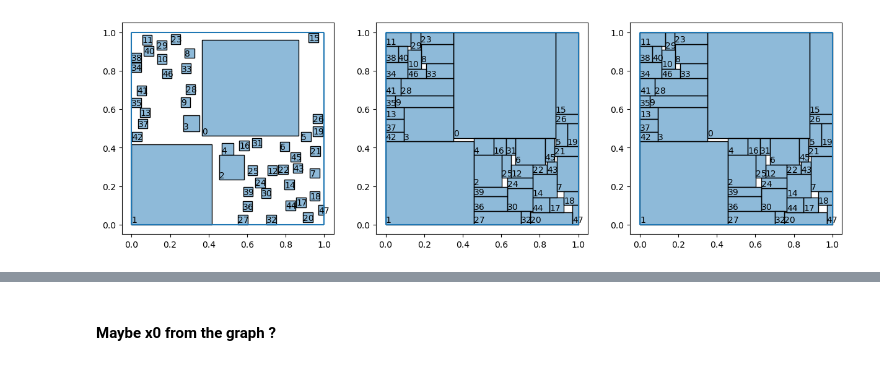
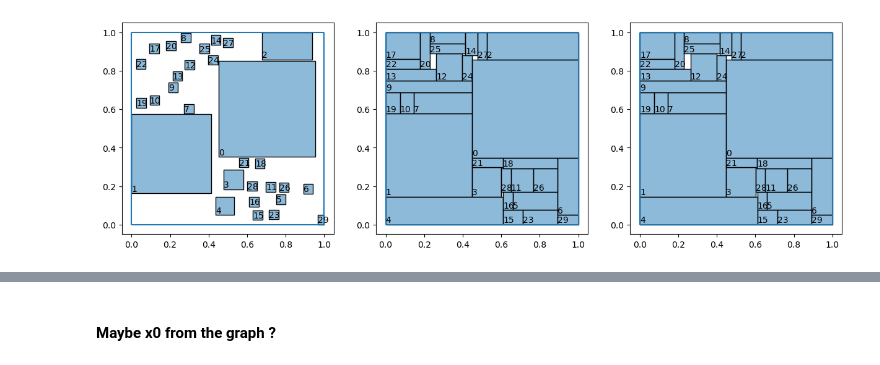
Before and after one commit to Polatucha16/SquareDivision, a Jupyter notebook: square_division_example.ipynb, the cells around one changed output, grey strips where cells are left out. Saved outputs shown, nothing was run; the diff lists cells and outputs as text; code cells hidden in the pictures.

```diff
--- a/square_division_example.ipynb
+++ b/square_division_example.ipynb
@@ -1,11 +1,11 @@
 # %%
 from SquareDivision.src.rectangle_class import Rectangulation
 
-rects = Rectangulation(config={'seed' : 123456})# 1000000000000001})#123456})
-rects.execute(num=200)
-rects.prepare_constraints()
+rects = Rectangulation(config={'seed' : 1234567})# 1000000000000001})#123456})
+rects.execute(num=100)
+rects.prepare_constraints(keep_feasible=False)
 rects.close_holes()
 
 rects.draw(disjoint=True, inflated=True, closed=True)
 # %% [output]
-[figure, old version]
+[figure, new version]
```
Also changed, not shown: parts of 10 cells of this notebook, 4 other files.
